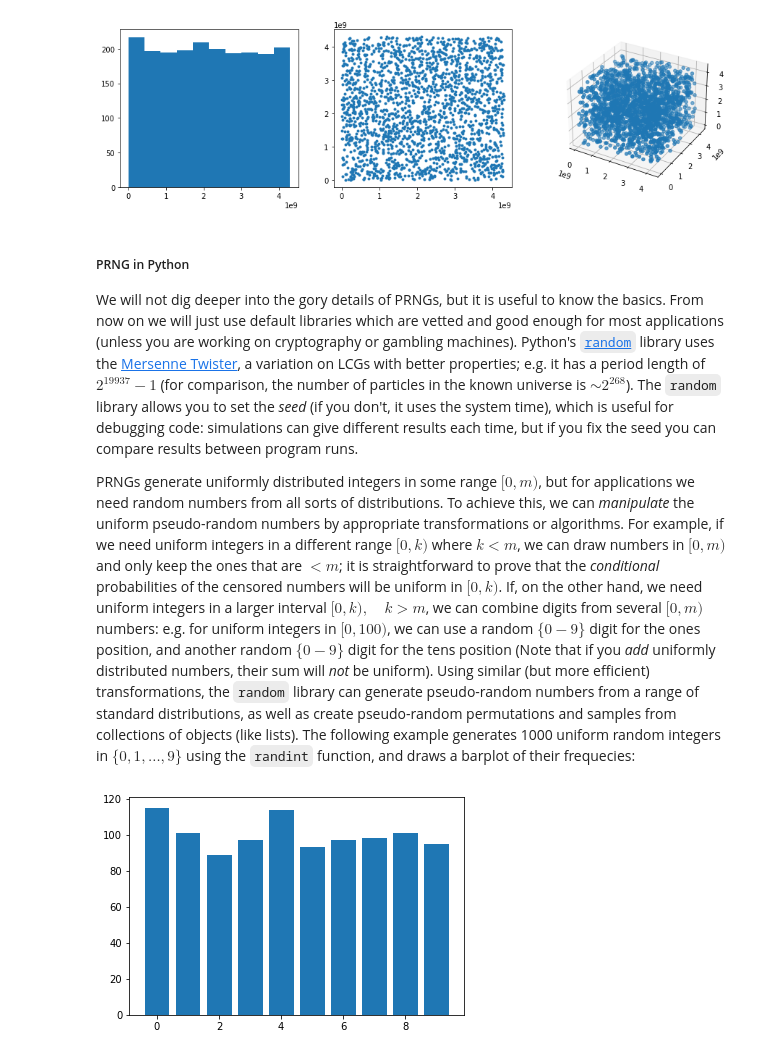
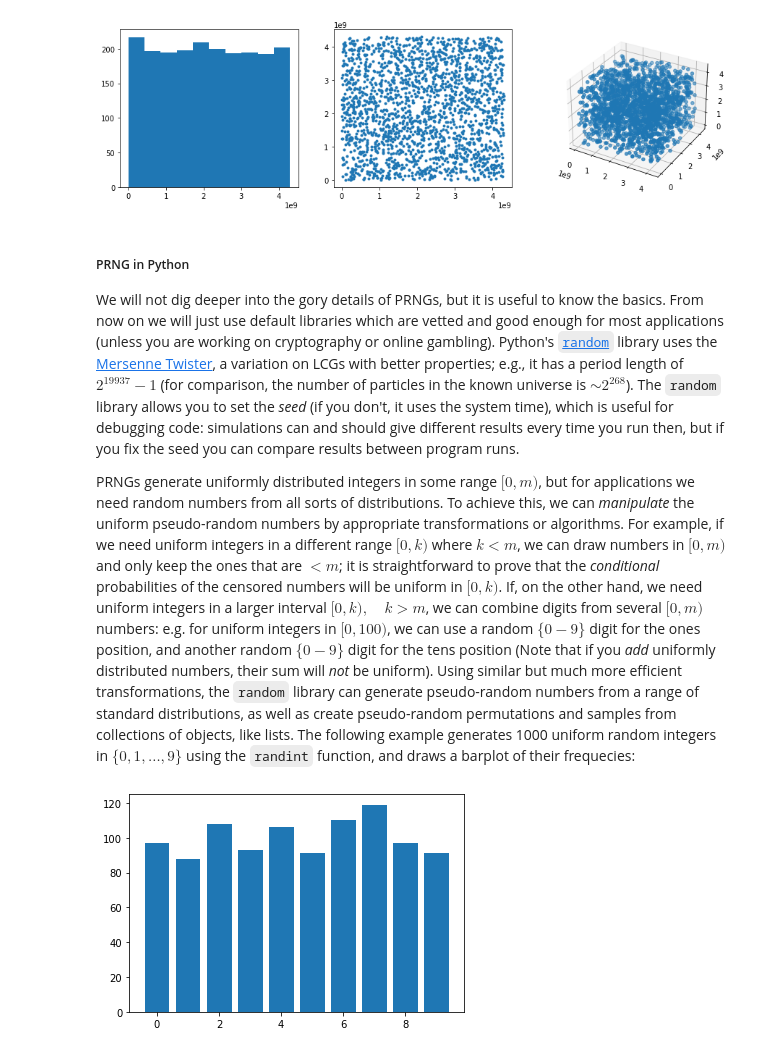
Before and after one commit to damouras/probability_notebooks, a Jupyter notebook: 4. Discrete Random Variables.ipynb, the cells around one changed output. Drawn from its saved outputs; the diff is of its cells as text; code cells hidden in the pictures.

````diff
--- a/4. Discrete Random Variables.ipynb
+++ b/4. Discrete Random Variables.ipynb
@@ -53,23 +53,25 @@ plt.show()
 # %% [markdown]
 ##### PRNG in Python
 
-We will not dig deeper into the gory details of PRNGs, but it is useful to know the basics. From now on we will just use default libraries which are vetted and good enough for most applications (unless you are working on cryptography or gambling machines). Python's [```random```](https://docs.python.org/3/library/random.html) library uses the [Mersenne Twister](https://en.wikipedia.org/wiki/Mersenne_Twister), a variation on LCGs with better properties; e.g. it has a period length of $2^{19937}-1$ (for comparison, the number of particles in the known universe is $\sim 2^{268}$). The ```random``` library allows you to set the *seed* (if you don't, it uses the system time), which is useful for debugging code: simulations can give different results each time, but if you fix the seed you can compare results between program runs.
+We will not dig deeper into the gory details of PRNGs, but it is useful to know the basics. From now on we will just use default libraries which are vetted and good enough for most applications (unless you are working on cryptography or online gambling). Python's [```random```](https://docs.python.org/3/library/random.html) library uses the [Mersenne Twister](https://en.wikipedia.org/wiki/Mersenne_Twister), a variation on LCGs with better properties; e.g., it has a period length of $2^{19937}-1$ (for comparison, the number of particles in the known universe is $\sim 2^{268}$). The ```random``` library allows you to set the *seed* (if you don't, it uses the system time), which is useful for debugging code: simulations can and should give different results every time you run then, but if you fix the seed you can compare results between program runs.
 
-PRNGs generate uniformly distributed integers in some range $[0,m)$, but for applications we need random numbers from all sorts of distributions. To achieve this, we can *manipulate* the uniform pseudo-random numbers by appropriate transformations or algorithms. For example, if we need uniform integers in a different range $[0,k)$ where $k<m$, we can draw numbers in $[0,m)$ and only keep the ones that are $<m$; it is straightforward to prove that the *conditional* probabilities of the censored numbers will be uniform in $[0,k)$. If, on the other hand, we need uniform integers in a larger interval $[0,k),\quad k>m$, we can combine digits from several $[0,m)$ numbers: e.g. for uniform integers in $[0,100)$, we can use a random $\{0-9\}$ digit for the ones position, and another random $\{0-9\}$ digit for the tens position (Note that if you *add* uniformly distributed numbers, their sum will *not* be uniform). Using similar (but more efficient) transformations, the ```random``` library can generate pseudo-random numbers from a range of standard distributions, as well as create pseudo-random permutations and samples from collections of objects (like lists). The following example generates 1000 uniform random integers in $\{0,1,\ldots,9\}$ using the ```randint``` function, and draws a barplot of their frequecies:
+PRNGs generate uniformly distributed integers in some range $[0,m)$, but for applications we need random numbers from all sorts of distributions. To achieve this, we can *manipulate* the uniform pseudo-random numbers by appropriate transformations or algorithms. For example, if we need uniform integers in a different range $[0,k)$ where $k<m$, we can draw numbers in $[0,m)$ and only keep the ones that are $<m$; it is straightforward to prove that the *conditional* probabilities of the censored numbers will be uniform in $[0,k)$. If, on the other hand, we need uniform integers in a larger interval $[0,k),\quad k>m$, we can combine digits from several $[0,m)$ numbers: e.g. for uniform integers in $[0,100)$, we can use a random $\{0-9\}$ digit for the ones position, and another random $\{0-9\}$ digit for the tens position (Note that if you *add* uniformly distributed numbers, their sum will *not* be uniform). Using similar but much more efficient transformations, the ```random``` library can generate pseudo-random numbers from a range of standard distributions, as well as create pseudo-random permutations and samples from collections of objects, like lists. The following example generates 1000 uniform random integers in $\{0,1,\ldots,9\}$ using the ```randint``` function, and draws a barplot of their frequecies:
 # %%
 import random as rnd
-n = 1000
-rnd_digits = [None] * n #
-for i in range(0,n):
+
+rnd.seed(123456789)                # setting seed
+
+rnd_digits = [None] * 1000         # initializing results list
+for i in range(0,len(rnd_digits)):
     rnd_digits[i] = rnd.randint(0,9)
 
 import collections
 counts = collections.Counter(rnd_digits)
 
 plt.bar( counts.keys(), counts.values() )
 plt.show()
 # %% [output]
-[figure, old version]
+[figure, new version]
 # %% [markdown]
 ##### Binomial Distribution
 
````
Also changed, not shown: parts of 12 cells of this notebook, 4 other files.
